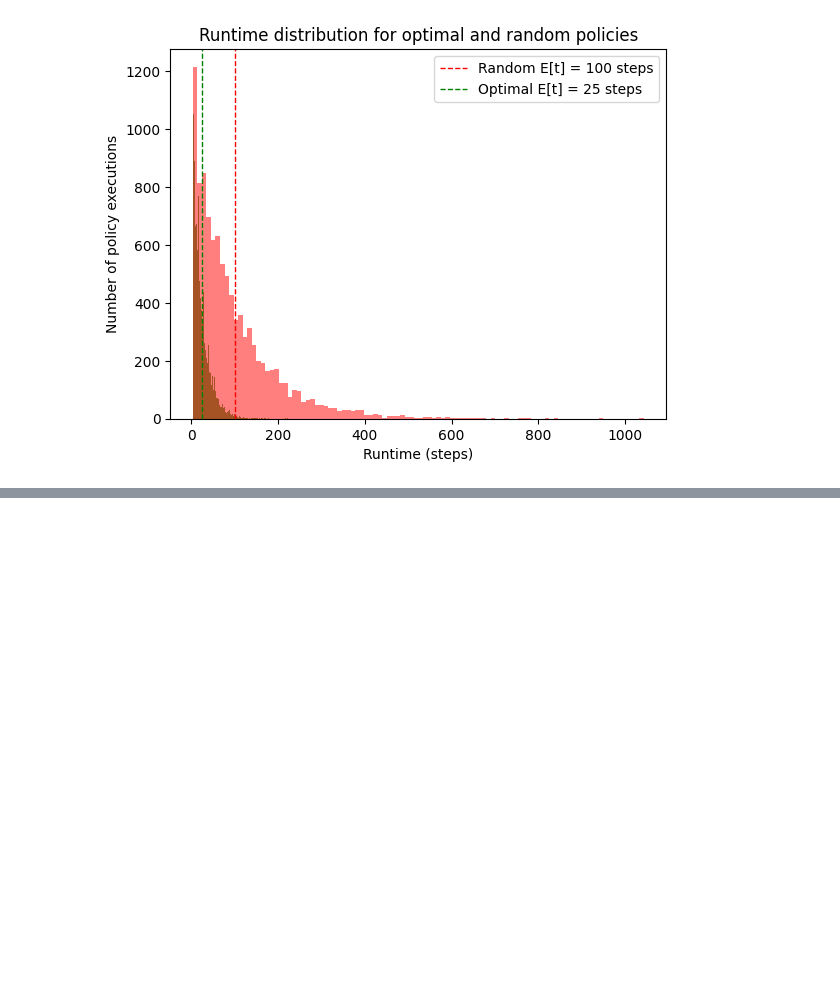
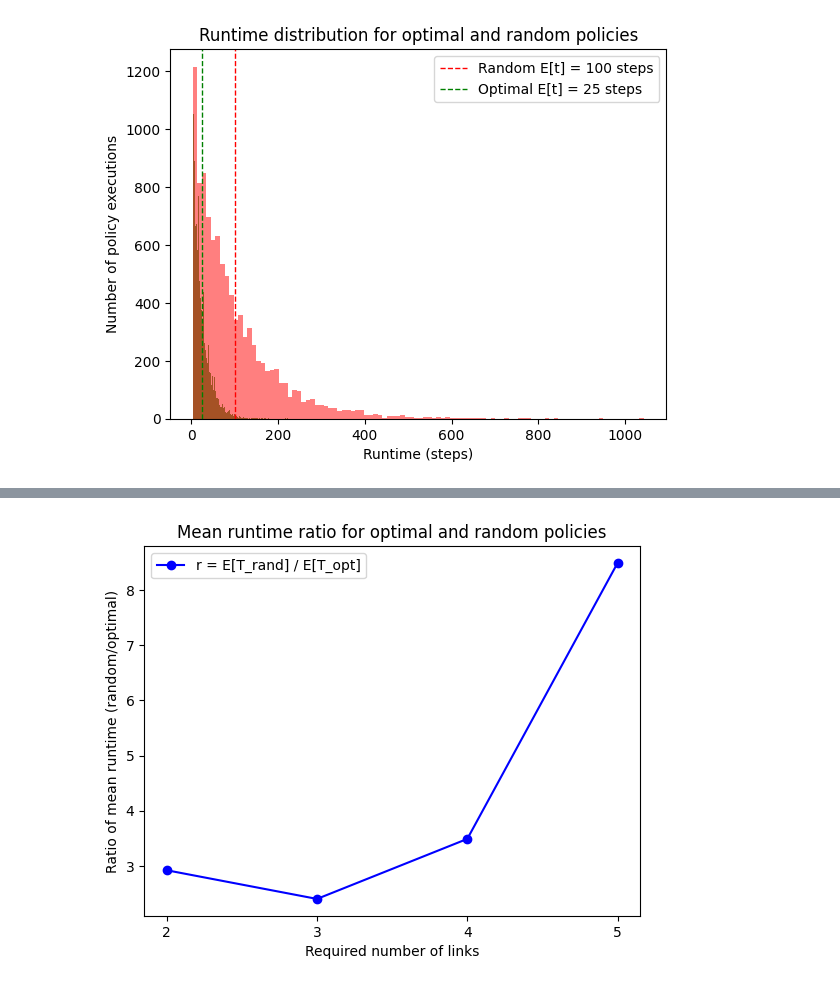
Before and after one commit to Bggoranoff/optimal-qn, a Jupyter notebook: src/adaptivealgo/experiments/experiment_random_policy.ipynb, the cells around one changed output, grey strips where cells are left out. Saved outputs shown, nothing was run; the diff lists cells and outputs as text; code cells hidden in the pictures; blank space fills up the shorter version.

```diff
--- a/src/adaptivealgo/experiments/experiment_random_policy.ipynb
+++ b/src/adaptivealgo/experiments/experiment_random_policy.ipynb
@@ -81,0 +83,10 @@ Policy for 5 iteration took 3 iterations
+# %%
+plt.plot(range(2, 6), np.array(means_random) / np.array(means_opt), color='b', marker='o', label='r = E[T_rand] / E[T_opt]')
+plt.title('Mean runtime ratio for optimal and random policies')
+plt.xlabel('Required number of links')
+plt.ylabel('Ratio of mean runtime (random/optimal)')
+plt.xticks(range(2, 6))
+plt.legend()
+plt.show()
+# %% [output]
+[figure, added]
```
Also changed, not shown: parts of 1 cell of this notebook.
